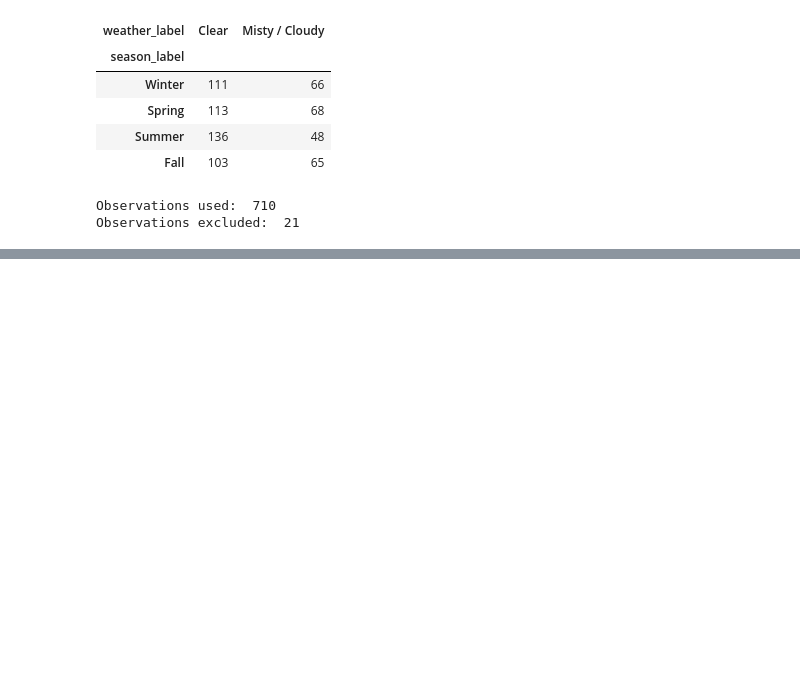
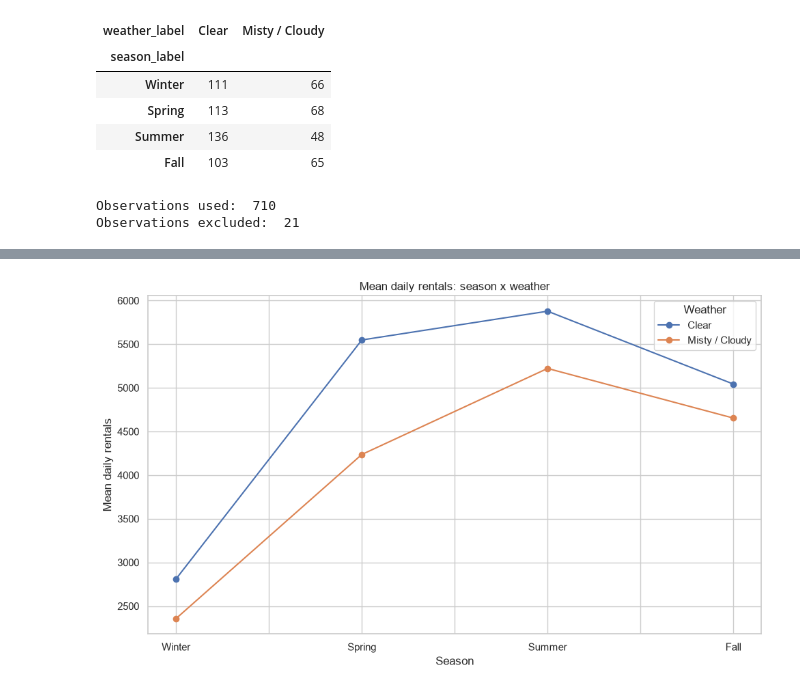
Before and after one commit to mrsmv/bike-sharing-anova, a Jupyter notebook: 02_notebooks/01_bike_demand_anova.ipynb, the cells around one changed output, grey strips where cells are left out. Drawn from its saved outputs; the diff is of its cells as text; code cells hidden in the pictures; blank space fills up the shorter version.

```diff
--- a/02_notebooks/01_bike_demand_anova.ipynb
+++ b/02_notebooks/01_bike_demand_anova.ipynb
@@ -240,0 +288,24 @@ Observations excluded:  21
+# %%
+#visualizing the mean demand and potential interaction
+means = (
+    anova_df
+    .groupby(["season_label", "weather_label"])["cnt"]
+    .mean()
+    .unstack()
+    .reindex(season_order)
+)
+
+ax = means[weather_order].plot(
+    kind="line",
+    marker="o",
+    figsize=(10,6)
+)
+
+plt.title("Mean daily rentals: season x weather")
+plt.xlabel("Season")
+plt.ylabel("Mean daily rentals")
+plt.legend(title="Weather")
+plt.tight_layout()
+plt.show()
+# %% [output]
+[figure, added]
```
Also changed, not shown: parts of 13 cells of this notebook, 1 other file.
